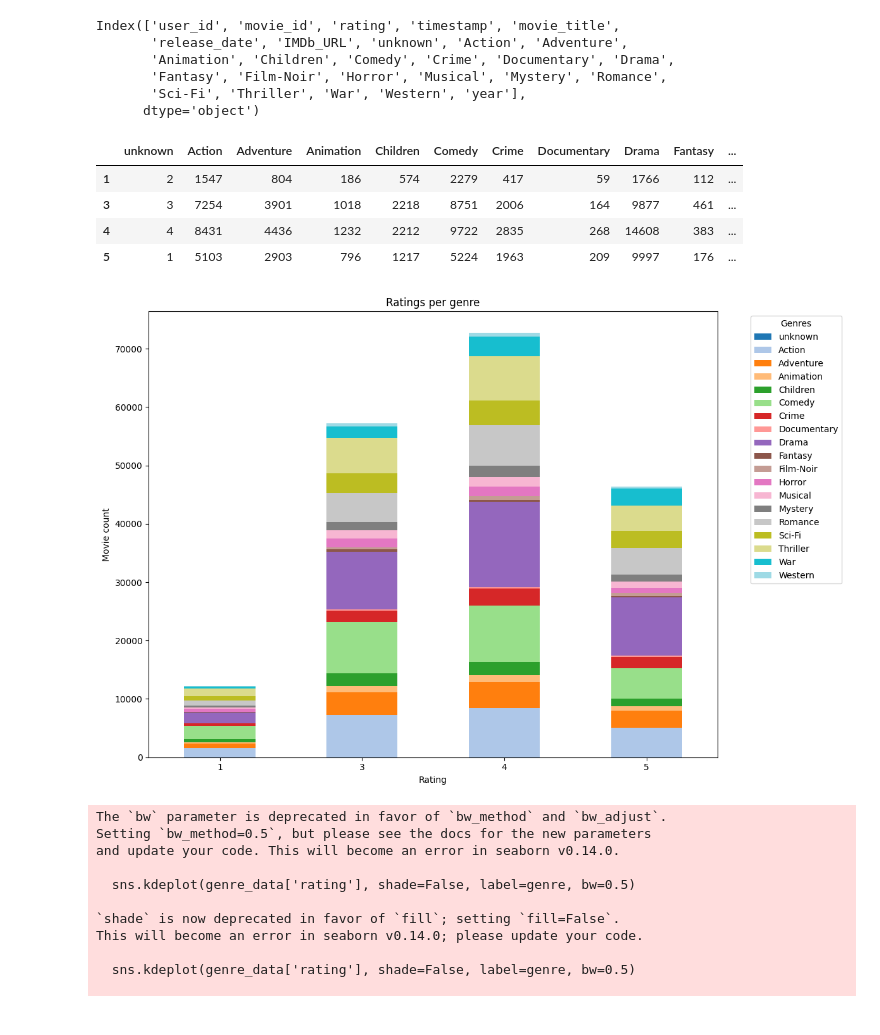
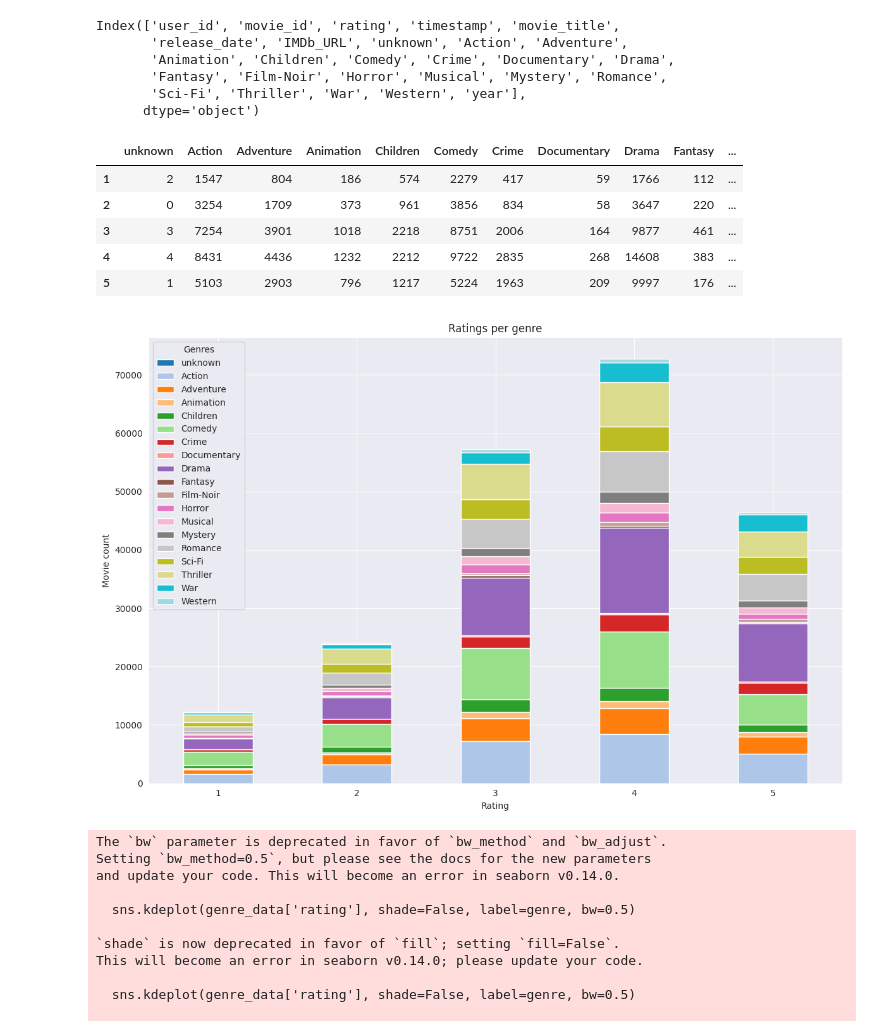
Before and after one commit to pkyoyetera/dynamic-graph-evolution, a Jupyter notebook: notebooks/movie_lens.ipynb, the cells around one changed output. Drawn from its saved outputs; the diff is of its cells as text; code cells hidden in the pictures.

```diff
--- a/notebooks/movie_lens.ipynb
+++ b/notebooks/movie_lens.ipynb
@@ -61,7 +88,8 @@ genres = pd.read_csv(
         "Mystery", "Romance", "Sci-Fi",
         "Thriller", "War", "Western"
     ],
-    encoding="latin-1")
+    encoding="latin-1"
+)
 
 genres.head(2)
 # %% [output]
@@ -216,11 +257,12 @@ Index(['user_id', 'movie_id', 'rating', 'timestamp', 'movie_title',
        'Sci-Fi', 'Thriller', 'War', 'Western', 'year'],
       dtype='object')
 # %%
+
 count_df = pd.DataFrame()
+
 for genre in genre_columns:
     subset = movie_data[movie_data[genre] == 1]
-    counts = subset.rating.value_counts()  # .sort_index()
-    # print(f"{genre}: {counts}")
+    counts = subset.rating.value_counts().reindex(range(1, 6), fill_value=0)
     count_df[genre] = counts
 
 count_df = count_df.sort_index()
@@ -228,24 +270,25 @@ count_df
 # %% [output]
 |  | unknown | Action | Adventure | Animation | Children | Comedy | Crime | Documentary | Drama | Fantasy | ... |
 | 1 | 2 | 1547 | 804 | 186 | 574 | 2279 | 417 | 59 | 1766 | 112 | ... |
+| 2 | 0 | 3254 | 1709 | 373 | 961 | 3856 | 834 | 58 | 3647 | 220 | ... |
 | 3 | 3 | 7254 | 3901 | 1018 | 2218 | 8751 | 2006 | 164 | 9877 | 461 | ... |
 | 4 | 4 | 8431 | 4436 | 1232 | 2212 | 9722 | 2835 | 268 | 14608 | 383 | ... |
 | 5 | 1 | 5103 | 2903 | 796 | 1217 | 5224 | 1963 | 209 | 9997 | 176 | ... |
 # %%
 colormap = plt.cm.tab20
 colors = [colormap(i) for i in np.linspace(0, 1, len(genre_columns))]
 
 fig, ax = plt.subplots(figsize=(12, 8))
 count_df.plot(kind='bar', stacked=True, ax=ax, color=colors)
 ax.set_title("Ratings per genre")
 ax.set_xlabel("Rating")
 ax.set_ylabel("Movie count")
 plt.xticks(rotation=0)
-plt.legend(title="Genres", bbox_to_anchor=(1.05, 1), loc='upper left')
+plt.legend(title="Genres", loc='upper left')  # bbox_to_anchor=(1.05, 1),
 plt.tight_layout()
 plt.show()
 # %% [output]
-[figure, old version]
+[figure, new version]
 # %%
 # # density plot for ratings per genre
 plt.figure(figsize=(12, 8))
```
Also changed, not shown: parts of 12 cells of this notebook.
